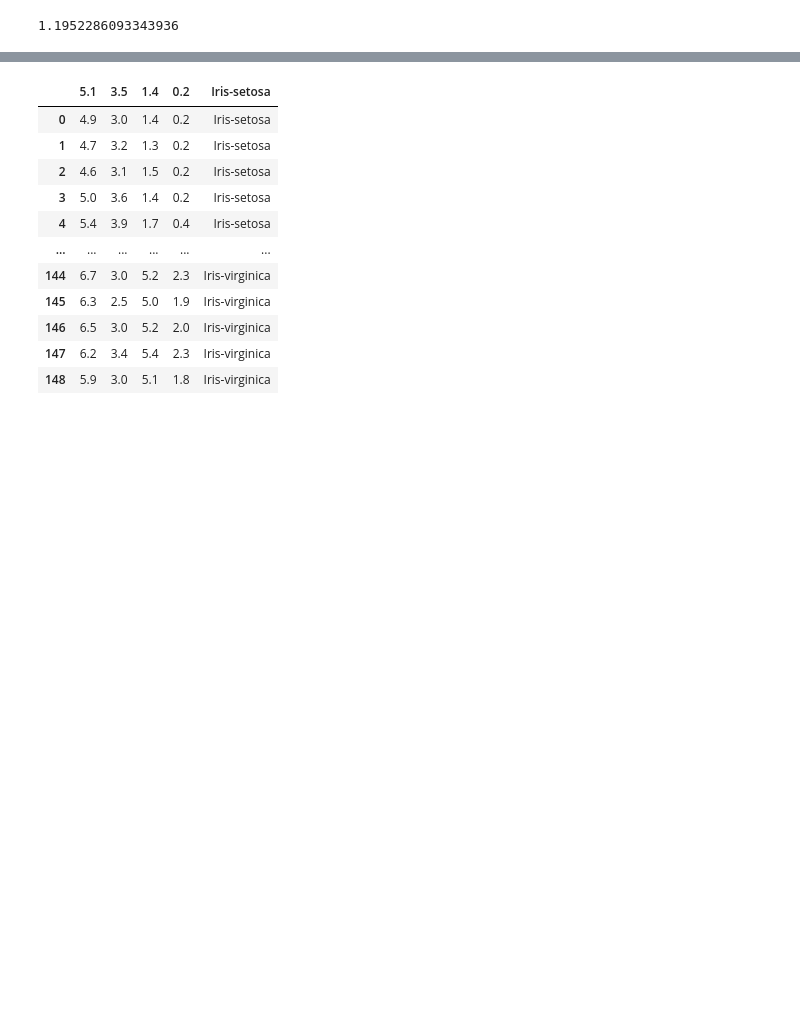
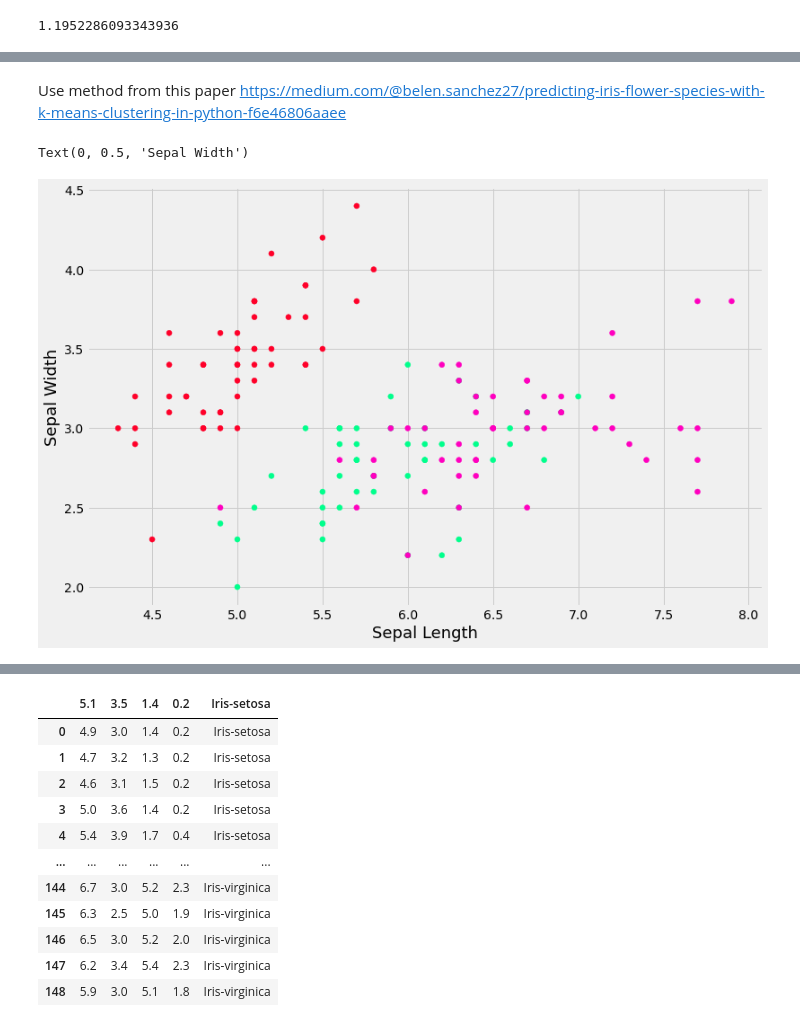
Before and after one commit to ClaireGMIT/MLS_Tasks2020, a Jupyter notebook: Tasks2020_Claire-Nolan_G00376464.ipynb, the cells around one changed output, grey strips where cells are left out. Saved outputs shown, nothing was run; the diff lists cells and outputs as text; code cells hidden in the pictures; blank space fills up the shorter version.

```diff
--- a/Tasks2020_Claire-Nolan_G00376464.ipynb
+++ b/Tasks2020_Claire-Nolan_G00376464.ipynb
@@ -485,0 +510,17 @@ import pandas as pd
+# %% [markdown]
+Use method from this paper https://medium.com/@belen.sanchez27/predicting-iris-flower-species-with-k-means-clustering-in-python-f6e46806aaee
+# %%
+#Load the data.
+iris = datasets.load_iris()
+# %%
+#Define your target and predictors.
+X = iris.data[:, :2]
+y = iris.target
+# %%
+#Let’s have a look at our data through a scatter plot.
+plt.scatter(X[:,0], X[:,1], c=y, cmap='gist_rainbow')
+plt.xlabel('Sepal Length', fontsize=18)
+plt.ylabel('Sepal Width', fontsize=18)
+# %% [output]
+Text(0, 0.5, 'Sepal Width')
+[figure, added]
```
Also changed, not shown: parts of 8 cells of this notebook, 5 other files.
